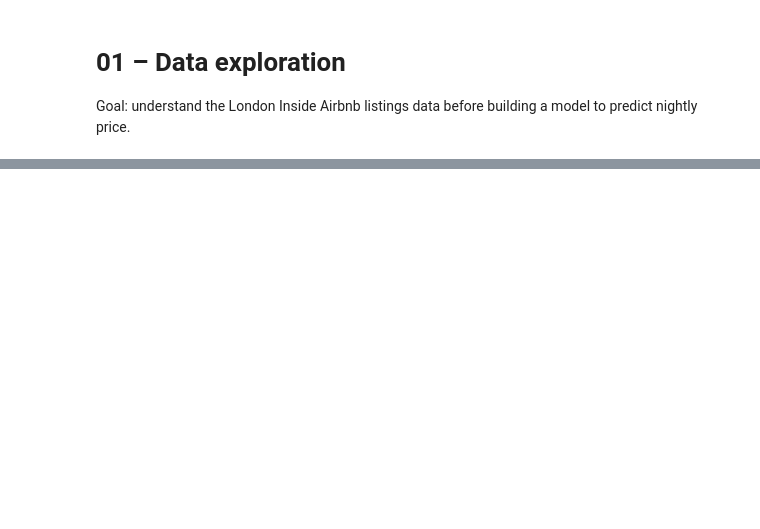
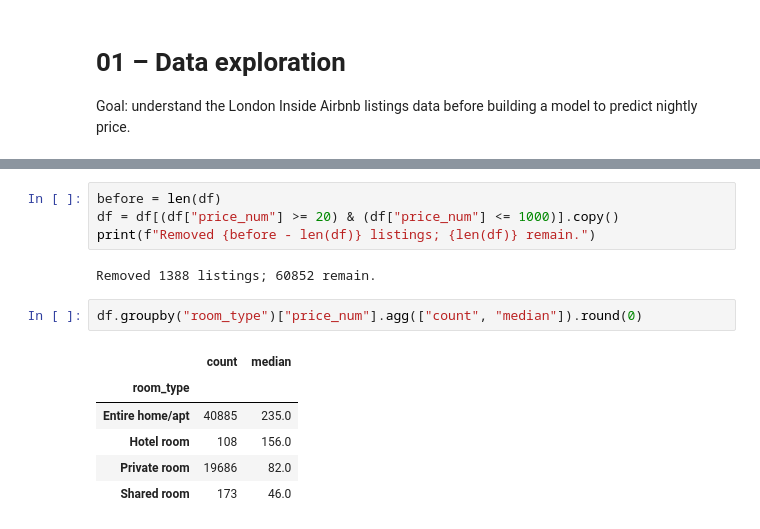
Before and after one commit to Astargame/london-airbnb-price-predictor, a Jupyter notebook: notebooks/01_exploration.ipynb, the cells around one changed output, grey strips where cells are left out. Drawn from its saved outputs; the diff is of its cells as text; blank space fills up the shorter version.

```diff
--- a/notebooks/01_exploration.ipynb
+++ b/notebooks/01_exploration.ipynb
@@ -124,0 +135,15 @@ pd.crosstab(
+# %%
+before = len(df)
+df = df[(df["price_num"] >= 20) & (df["price_num"] <= 1000)].copy()
+print(f"Removed {before - len(df)} listings; {len(df)} remain.")
+# %% [output]
+Removed 1388 listings; 60852 remain.
+# %%
+df.groupby("room_type")["price_num"].agg(["count", "median"]).round(0)
+# %% [output]
+|  | count | median |
+| room_type |  |  |
+| Entire home/apt | 40885 | 235.0 |
+| Hotel room | 108 | 156.0 |
+| Private room | 19686 | 82.0 |
+| Shared room | 173 | 46.0 |
```
Also changed, not shown: parts of 14 cells of this notebook, 3 other files.
